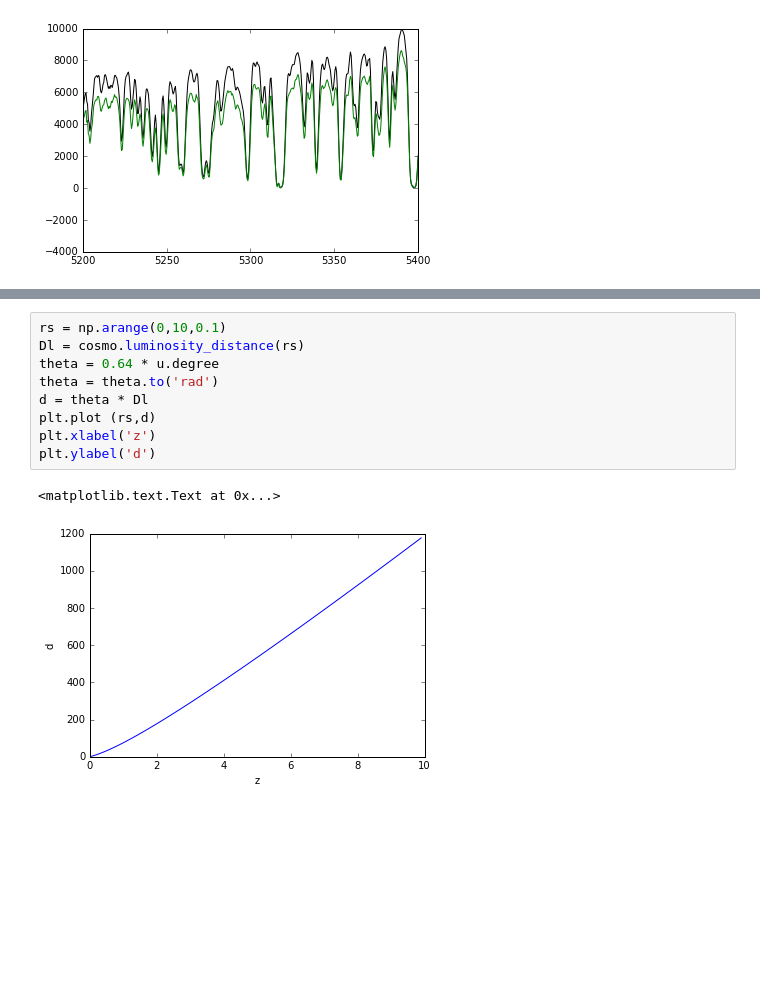
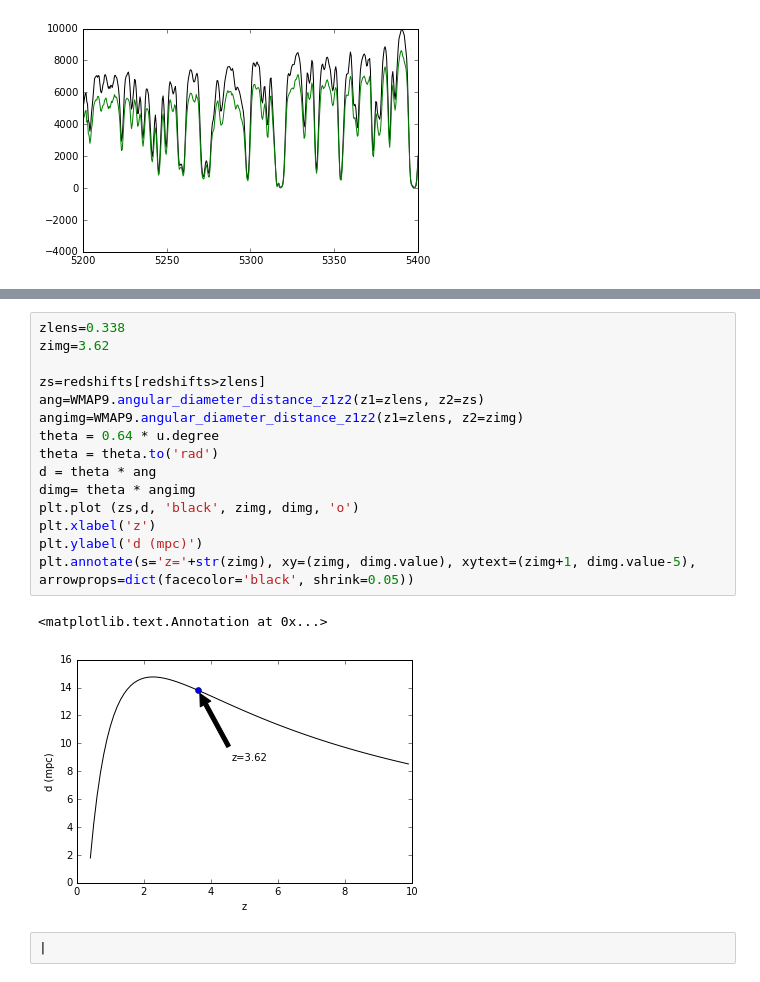
Before and after one commit to tpanurach/Research, a Jupyter notebook: Research.ipynb, the cells around one changed output, grey strips where cells are left out. Saved outputs shown, nothing was run; the diff lists cells and outputs as text; blank space fills up the shorter version.

```diff
--- a/Research.ipynb
+++ b/Research.ipynb
@@ -465,12 +436,20 @@ plt.ylabel('d')
-# %%
-rs = np.arange(0,10,0.1)
-Dl = cosmo.luminosity_distance(rs)
-theta = 0.64 * u.degree
-theta = theta.to('rad')
-d = theta * Dl
-plt.plot (rs,d)
-plt.xlabel('z')
-plt.ylabel('d')
-# %% [output]
-<matplotlib.text.Text at 0x...>
-[figure, removed]
+# %%
+zlens=0.338
+zimg=3.62
+
+zs=redshifts[redshifts>zlens]
+ang=WMAP9.angular_diameter_distance_z1z2(z1=zlens, z2=zs)
+angimg=WMAP9.angular_diameter_distance_z1z2(z1=zlens, z2=zimg)
+theta = 0.64 * u.degree
+theta = theta.to('rad')
+d = theta * ang
+dimg= theta * angimg
+plt.plot (zs,d, 'black', zimg, dimg, 'o')
+plt.xlabel('z')
+plt.ylabel('d (mpc)')
+plt.annotate(s='z='+str(zimg), xy=(zimg, dimg.value), xytext=(zimg+1, dimg.value-5), arrowprops=dict(facecolor='black', shrink=0.05))
+# %% [output]
+<matplotlib.text.Annotation at 0x...>
+[figure, added]
+# %%
+|
```
Also changed, not shown: parts of 11 cells of this notebook, 3 other files.
